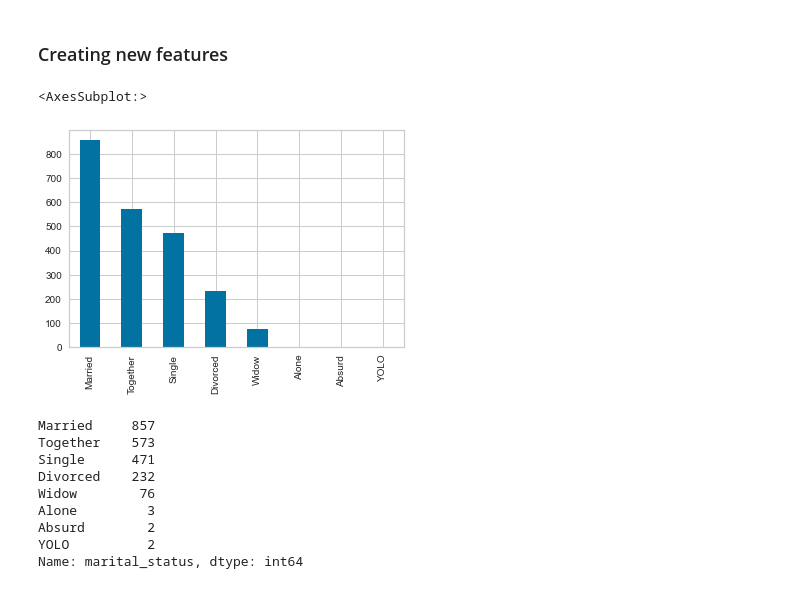
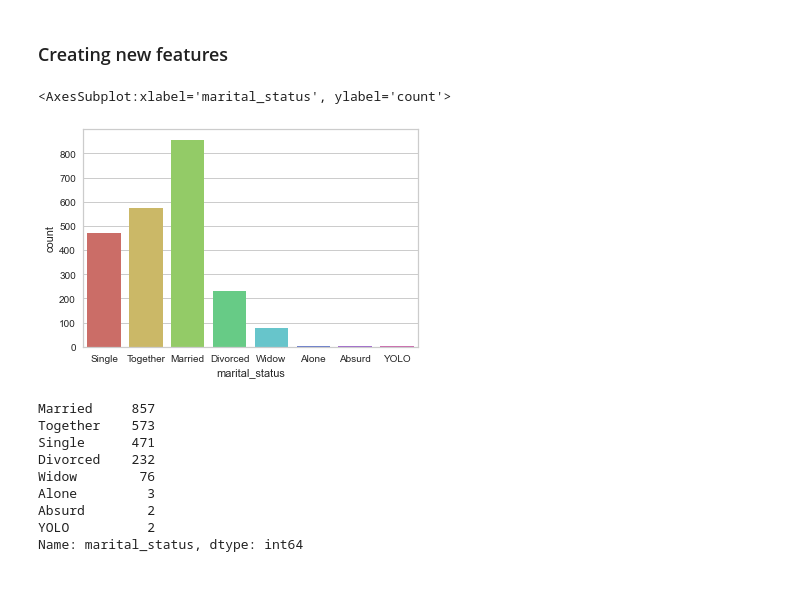
Before and after one commit to shushak/Customer-Segmentation-Project, a Jupyter notebook: Customer_Segmentation_Project.ipynb, the cells around one changed output. Cells and saved outputs as stored; diff of their text form; code cells hidden in the pictures.

```diff
--- a/Customer_Segmentation_Project.ipynb
+++ b/Customer_Segmentation_Project.ipynb
@@ -229,11 +233,12 @@ memory usage: 484.8+ KB
 # %%
 # We check column: "marital_status".
 #We can see 8 different classes
 #We need to clean the "marital_status" values
-df['marital_status'].value_counts().plot(kind="bar")
+
+sns.countplot(x='marital_status', data=df,palette="hls" )
 # %% [output]
-<AxesSubplot:>
+<AxesSubplot:xlabel='marital_status', ylabel='count'>
-[figure, old version]
+[figure, new version]
 # %%
 df['marital_status'].value_counts()
 # %% [output]
```
Also changed, not shown: parts of 89 cells of this notebook, 1 other file.
